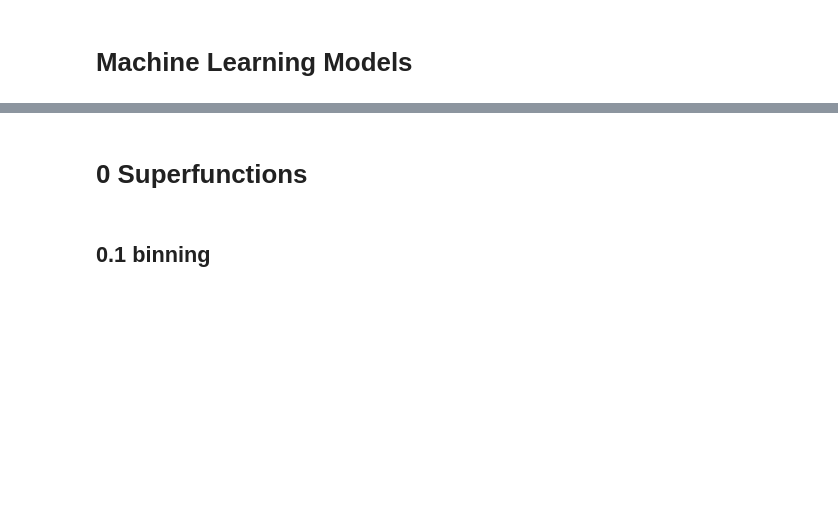
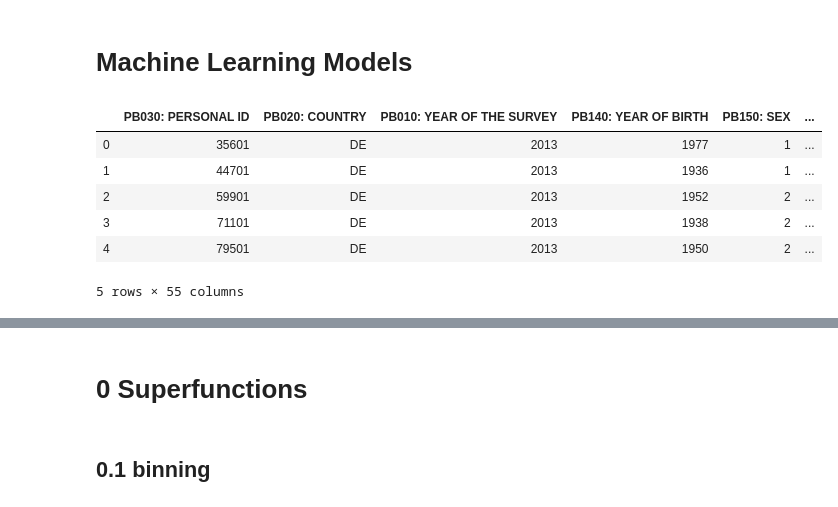
Before and after one commit to ta-data-lis/final-project, a Jupyter notebook: your-project/3_Machine Learning.ipynb, the cells around one changed output, grey strips where cells are left out. Cells and saved outputs as stored; diff of their text form; code cells hidden in the pictures; blank space fills up the shorter version.

```diff
--- a/your-project/3_Machine Learning.ipynb
+++ b/your-project/3_Machine Learning.ipynb
@@ -39,6 +39,16 @@ from sklearn.feature_selection import RFE
 from sklearn.decomposition import PCA, FastICA
 # %%
 ds = pd.read_csv('./data/datamax_cleaned.csv', index_col=0)
+# %%
+ds.head()
+# %% [output]
+|  | PB030: PERSONAL ID | PB020: COUNTRY | PB010: YEAR OF THE SURVEY | PB140: YEAR OF BIRTH | PB150: SEX | ... |
+| 0 | 35601 | DE | 2013 | 1977 | 1 | ... |
+| 1 | 44701 | DE | 2013 | 1936 | 1 | ... |
+| 2 | 59901 | DE | 2013 | 1952 | 2 | ... |
+| 3 | 71101 | DE | 2013 | 1938 | 2 | ... |
+| 4 | 79501 | DE | 2013 | 1950 | 2 | ... |
+5 rows × 55 columns
 # %%
 #subsets
 background = ['PB140: YEAR OF BIRTH','PB150: SEX','PB190: MARITAL STATUS','PB200: CONSENSUAL UNION', 'PB220A: CITIZENSHIP']
```
Also changed, not shown: parts of 75 cells of this notebook, 2 other files.
